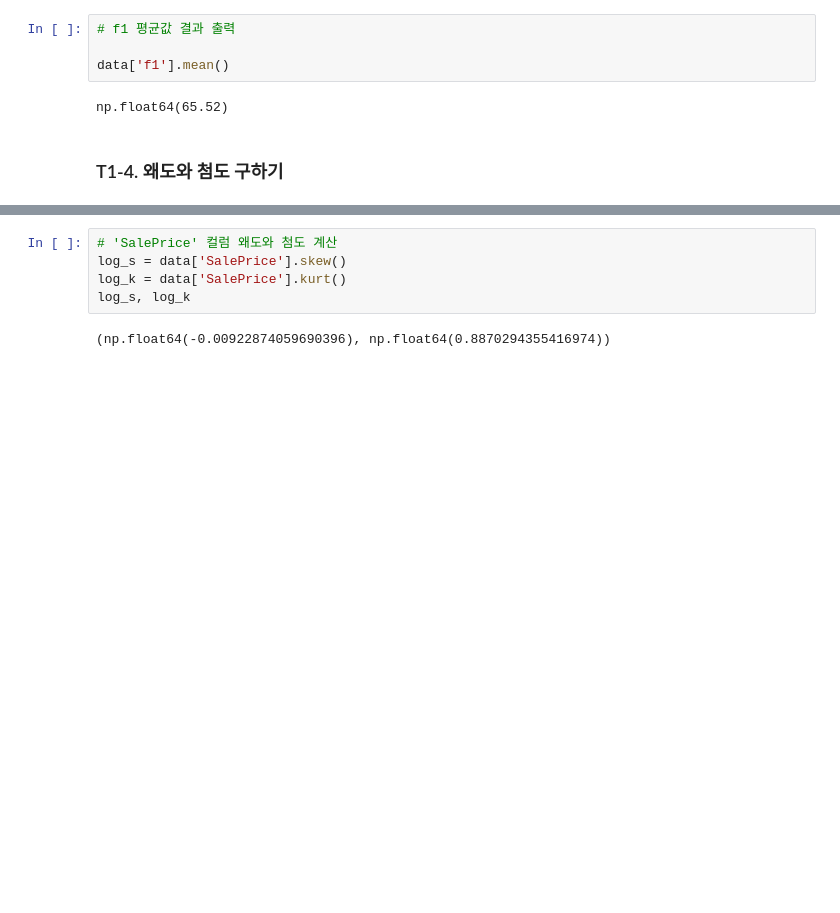
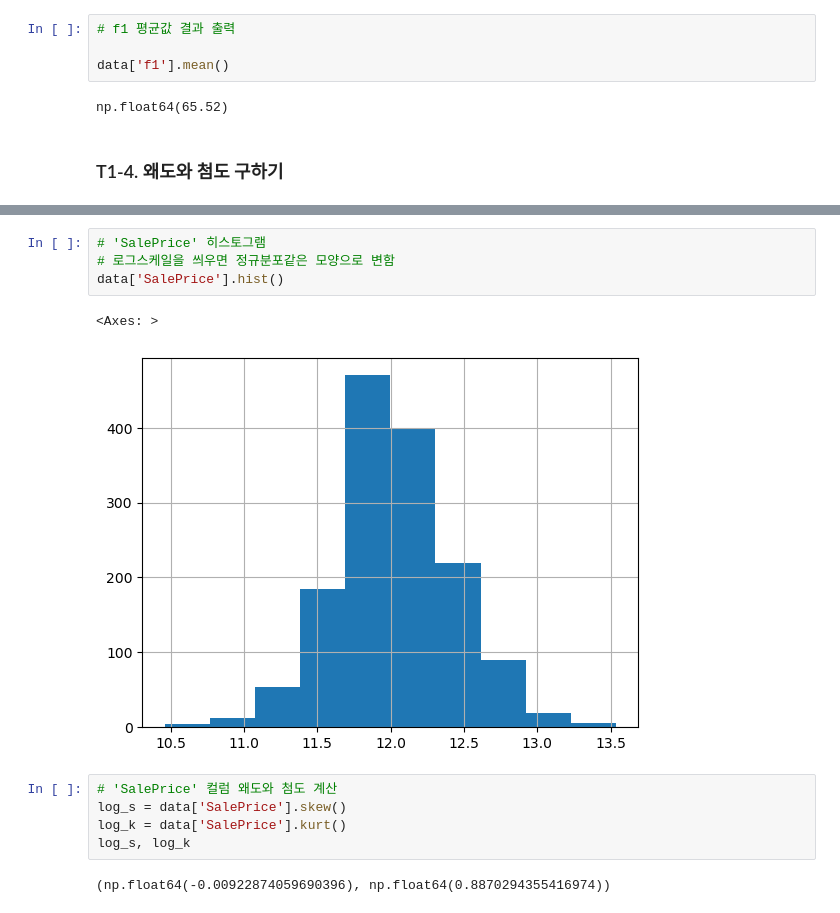
Before and after one commit to PNU-Mentoring/Study, a Jupyter notebook: seojin/T1-T4.ipynb, the cells around one changed output, grey strips where cells are left out. Cells and saved outputs as stored; diff of their text form; blank space fills up the shorter version.

```diff
--- a/seojin/T1-T4.ipynb
+++ b/seojin/T1-T4.ipynb
@@ -197,4 +204,11 @@ data['SalePrice']
 Name: SalePrice, Length: 1460, dtype: float64
+# %%
+# 'SalePrice' 히스토그램
+# 로그스케일을 씌우면 정규분포같은 모양으로 변함
+data['SalePrice'].hist()
+# %% [output]
+<Axes: >
+[figure, added]
 # %%
 # 'SalePrice' 컬럼 왜도와 첨도 계산
 log_s = data['SalePrice'].skew()
```
Also changed, not shown: parts of 4 cells of this notebook.
